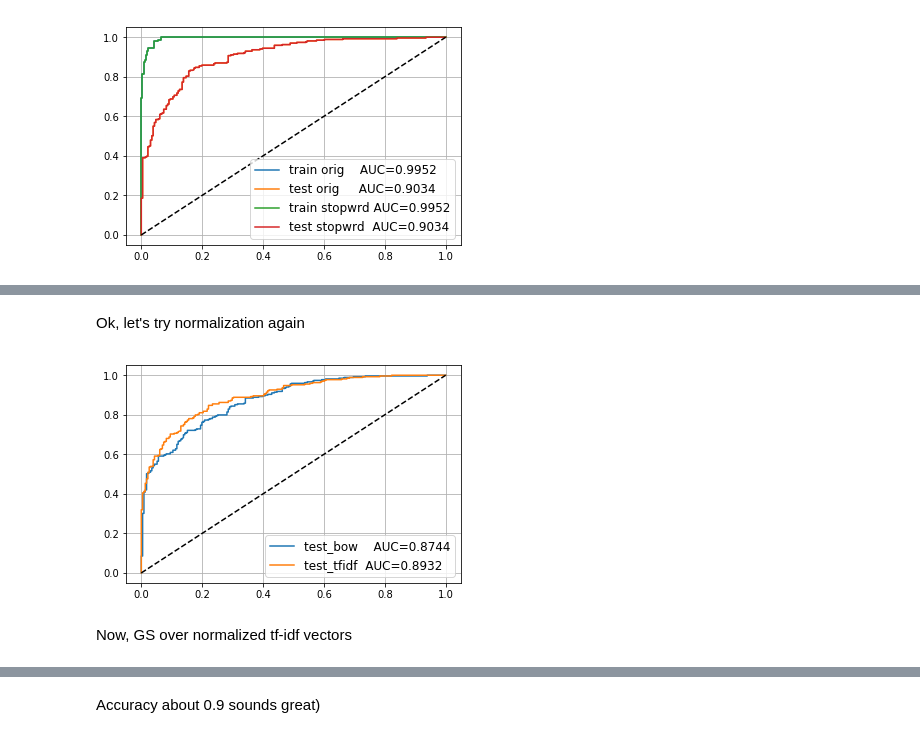
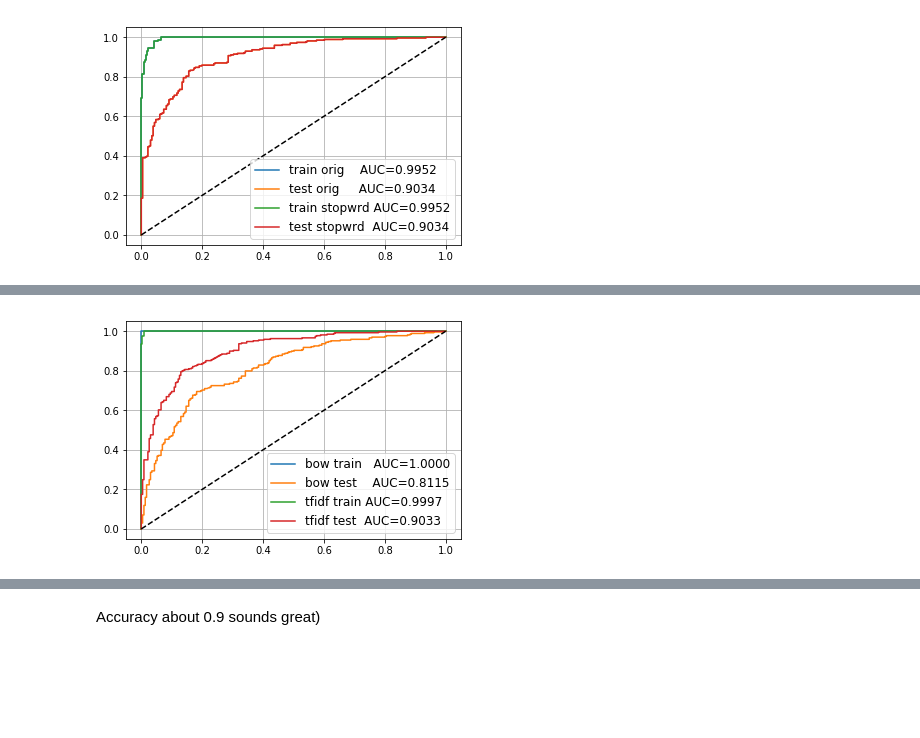
Before and after one commit to lit-leo/ml-mipt, a Jupyter notebook: homeworks/Lab2_Texts_and_Boosting/Lab2.ipynb, the cells around one changed output, grey strips where cells are left out. Saved outputs shown, nothing was run; the diff lists cells and outputs as text; code cells hidden in the pictures; blank space fills up the shorter version.

Commit message:
Improve TFIDF stopword model

```diff
--- a/homeworks/Lab2_Texts_and_Boosting/Lab2.ipynb
+++ b/homeworks/Lab2_Texts_and_Boosting/Lab2.ipynb
@@ -415,3 +402,3 @@ for word in bow_vocabulary:
 # %%
-X_train_tfidf = np.stack(list(map(text_to_tfidf, texts_train)))
-X_test_tfidf = np.stack(list(map(text_to_tfidf, texts_test)))
+X_train_tfidf_s = np.stack(list(map(text_to_tfidf, texts_train)))
+X_test_tfidf_s = np.stack(list(map(text_to_tfidf, texts_test)))
@@ -418,12 +409,12 @@ X_test_tfidf = np.stack(list(map(text_to_tfidf, texts_test)))
 # %%
 from sklearn.metrics import roc_auc_score, roc_curve
 
-tfidf_stop_model = LogisticRegression(solver='liblinear').fit(X_train_tfidf, y_train)
+tfidf_stop_model = LogisticRegression(solver='liblinear').fit(X_train_tfidf_s, y_train)
 for name, X, y, model in [
     ('train orig   ', X_train_tfidf, y_train, tfidf_model),
     ('test orig    ', X_test_tfidf, y_test, tfidf_model),
-    ('train stopwrd', X_train_tfidf, y_train, tfidf_stop_model),
-    ('test stopwrd ', X_test_tfidf, y_test, tfidf_stop_model)
+    ('train stopwrd', X_train_tfidf_s, y_train, tfidf_stop_model),
+    ('test stopwrd ', X_test_tfidf_s, y_test, tfidf_stop_model)
 ]:
     proba = model.predict_proba(X)[:, 1]
     auc = roc_auc_score(y, proba)
@@ -443,0 +430,12 @@ NameError: name 'scaler' is not defined
+# %%
+from sklearn.model_selection import GridSearchCV, StratifiedKFold
+cv = StratifiedKFold(n_splits=7, shuffle=True, random_state=42)
+clf = LogisticRegression(solver='liblinear', max_iter=500)
+param_grid = {
+    'C' : np.logspace(0, 1, 10),
+    'penalty' : ['l1', 'l2']
+}
+
+gs = GridSearchCV(clf, param_grid, scoring='accuracy', n_jobs=-1, cv=cv, verbose=3)
+gs.fit(X_train_tfidf, y_train)
+gs.best_estimator_, gs.best_score_
@@ -444,20 +451,19 @@ NameError: name 'scaler' is not defined
 # %%
 from sklearn.metrics import roc_auc_score, roc_curve
 
-tfidf_sc_model = LogisticRegression(solver='liblinear').fit(X_train_tfidf_sc, y_train)
-bow_model = LogisticRegression(solver='liblinear').fit(X_train_bow, y_train)
+tfidf_model = gs.best_estimator_.fit(X_train_tfidf, y_train)
 for name, X, y, model in [
-    ('train_bow  ', X_train_bow, y_train, bow_model),
-    ('test_bow   ', X_test_bow, y_test, bow_model),
-    ('train_tfidf', X_train_tfidf_sc, y_train, tfidf_sc_model),
-    ('test_tfidf ', X_test_tfidf_sc, y_test, tfidf_sc_model)
+    ('bow train  ', X_train_bow_sc, y_train, bow_sc_model),
+    ('bow test   ', X_test_bow_sc, y_test, bow_sc_model),
+    ('tfidf train', X_train_tfidf, y_train, tfidf_model),
+    ('tfidf test ', X_test_tfidf, y_test, tfidf_model),
 ]:
     proba = model.predict_proba(X)[:, 1]
     auc = roc_auc_score(y, proba)
     plt.plot(*roc_curve(y, proba)[:2], label='%s AUC=%.4f' % (name, auc))
 
 plt.plot([0, 1], [0, 1], '--', color='black',)
 plt.legend(fontsize='large')
 plt.grid()
+# %% [output]
+[figure, added]
-# %% [markdown]
-Ok, let's try normalization again
@@ -467,22 +469,0 @@ X_test_tfidf_norm = np.stack(list(map(lambda x: text_to_tfidf(x, normalize=True)
-# %%
-from sklearn.metrics import roc_auc_score, roc_curve
-
-tfidf_norm_model = LogisticRegression(solver='liblinear').fit(X_train_tfidf_norm, y_train)
-# bow_model = LogisticRegression(solver='liblinear').fit(X_train_bow_sc, y_train)
-for name, X, y, model in [
-#     ('train_bow  ', X_train_bow_sc, y_train, bow_sc_model),
-    ('test_bow   ', X_test_bow_sc, y_test, bow_sc_model),
-#     ('train_tfidf', X_train_tfidf_norm, y_train, tfidf_norm_model),
-    ('test_tfidf ', X_test_tfidf_norm, y_test, tfidf_norm_model)
-]:
-    proba = model.predict_proba(X)[:, 1]
-    auc = roc_auc_score(y, proba)
-    plt.plot(*roc_curve(y, proba)[:2], label='%s AUC=%.4f' % (name, auc))
-
-plt.plot([0, 1], [0, 1], '--', color='black',)
-plt.legend(fontsize='large')
-plt.grid()
-# %% [output]
-[figure, removed]
-# %% [markdown]
-Now, GS over normalized tf-idf vectors
```
Also changed, not shown: parts of 15 cells of this notebook.
